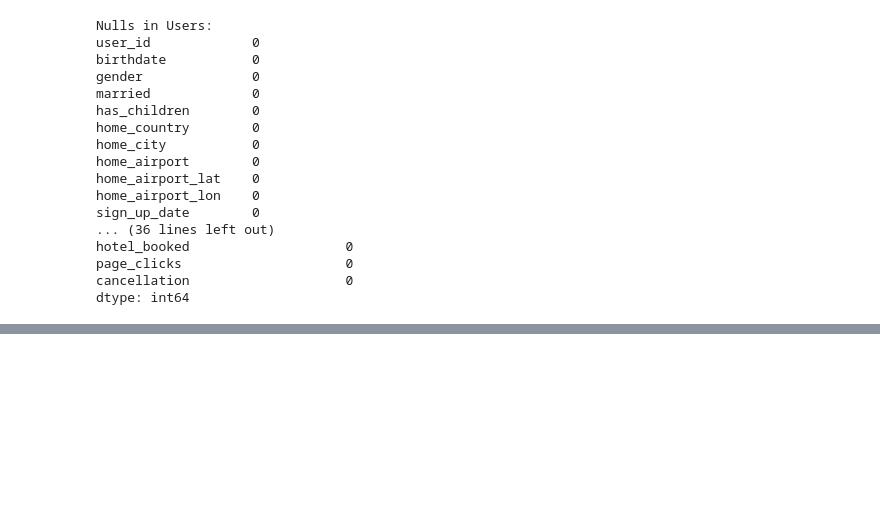
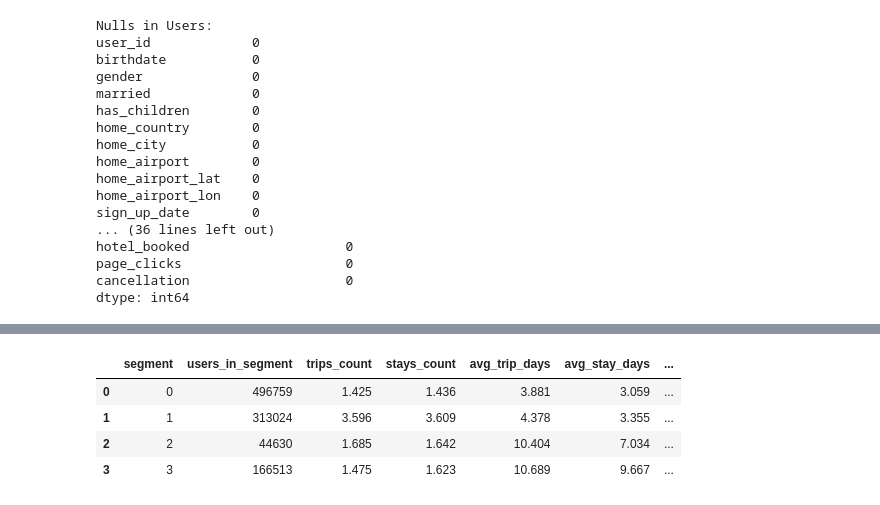
Before and after one commit to BaharehNadri/TravelTride-bi-Project, a Jupyter notebook: Kopie_von_Kopie_von_Untitled0.ipynb, the cells around one changed output, grey strips where cells are left out. Saved outputs shown, nothing was run; the diff lists cells and outputs as text; code cells hidden in the pictures; blank space fills up the shorter version.

```diff
--- a/Kopie_von_Kopie_von_Untitled0.ipynb
+++ b/Kopie_von_Kopie_von_Untitled0.ipynb
@@ -344,0 +711,93 @@ from sqlalchemy import create_engine
+# %%
+# ==== STEP 5: Segment profiling, summaries, and exports ====
+import os
+import numpy as np
+import pandas as pd
+import matplotlib.pyplot as plt
+
+# 0) Safety checks
+assert 'user_features' in globals(), "user_features DataFrame not found. Run Steps 1–4 first."
+assert 'segment' in user_features.columns, "Column 'segment' not found. Run the clustering step first."
+
+# 1) Pick numeric columns that actually exist (robust to schema differences)
+preferred_cols = [
+    "trips_count","stays_count","avg_trip_days","avg_stay_days",
+    "avg_session_minutes","avg_page_clicks","discount_flight_prop",
+    "discount_hotel_prop","ads_per_km"
+]
+num_cols = [c for c in preferred_cols if c in user_features.columns]
+
+# 2) Segment size + numeric means
+segment_size = user_features.groupby("segment").size().rename("users_in_segment")
+segment_means = user_features.groupby("segment")[num_cols].mean().round(3)
+segment_summary = pd.concat([segment_size, segment_means], axis=1).reset_index().sort_values("segment")
+
+print("=== Segment summary (first rows) ===")
+display(segment_summary.head())
+
+# 3) Representative sample of users per segment (up to 5 per segment)
+sample_per_segment = (
+    user_features
+      .sort_values("segment")
+      .groupby("segment", group_keys=False)
+      .head(5)
+      [["user_id","segment"] + num_cols]
+)
+
+print("\n=== Sample users per segment ===")
+display(sample_per_segment.head(15))
+
+# 4) Simple visuals (saved as PNGs)
+# 4a) Segment sizes
+plt.figure()
+plt.bar(segment_summary["segment"].astype(str), segment_summary["users_in_segment"])
+plt.title("Users per Segment")
+plt.xlabel("Segment")
+plt.ylabel("Users")
+plt.tight_layout()
+plt.savefig("seg_sizes.png")
+plt.close()
+
+# 4b) Average trips & stays per segment (only if columns exist)
+if {"trips_count","stays_count"}.issubset(set(num_cols)):
+    plt.figure()
+    width = 0.35
+    x = np.arange(len(segment_summary))
+    plt.bar(x - width/2, segment_summary["trips_count"], width, label="avg trips")
+    plt.bar(x + width/2, segment_summary["stays_count"], width, label="avg stays")
+    plt.title("Avg trips vs stays by segment")
+    plt.xlabel("Segment")
+    plt.ylabel("Average count")
+    plt.xticks(x, segment_summary["segment"].astype(str))
+    plt.legend()
+    plt.tight_layout()
+    plt.savefig("seg_trips_stays.png")
+    plt.close()
+
+# 4c) Average session minutes per segment (if available)
+if "avg_session_minutes" in num_cols:
+    plt.figure()
+    plt.bar(segment_summary["segment"].astype(str), segment_summary["avg_session_minutes"])
+    plt.title("Avg session minutes by segment")
+    plt.xlabel("Segment")
+    plt.ylabel("Minutes")
+    plt.tight_layout()
+    plt.savefig("seg_session_minutes.png")
+    plt.close()
+
+# 5) Save CSVs
+segment_summary.to_csv("segment_summary.csv", index=False)
+sample_per_segment.to_csv("segment_samples.csv", index=False)
+
+print("\nSaved files:", [f for f in os.listdir() if f.startswith("seg_") or f.startswith("segment_")])
+
+# 6) Download everything to your Mac (Colab)
+try:
+    from google.colab import files
+    for f in ["segment_summary.csv","segment_samples.csv","seg_sizes.png",
+              "seg_trips_stays.png","seg_session_minutes.png"]:
+        if os.path.exists(f):
+            files.download(f)
+except Exception as e:
+    print("Download note:", e)
+# %% [output]
@@ -344,0 +805,5 @@ from sqlalchemy import create_engine
+|  | segment | users_in_segment | trips_count | stays_count | avg_trip_days | avg_stay_days | ... |
+| 0 | 0 | 496759 | 1.425 | 1.436 | 3.881 | 3.059 | ... |
+| 1 | 1 | 313024 | 3.596 | 3.609 | 4.378 | 3.355 | ... |
+| 2 | 2 | 44630 | 1.685 | 1.642 | 10.404 | 7.034 | ... |
+| 3 | 3 | 166513 | 1.475 | 1.623 | 10.689 | 9.667 | ... |
```
Also changed, not shown: parts of 22 cells of this notebook.
